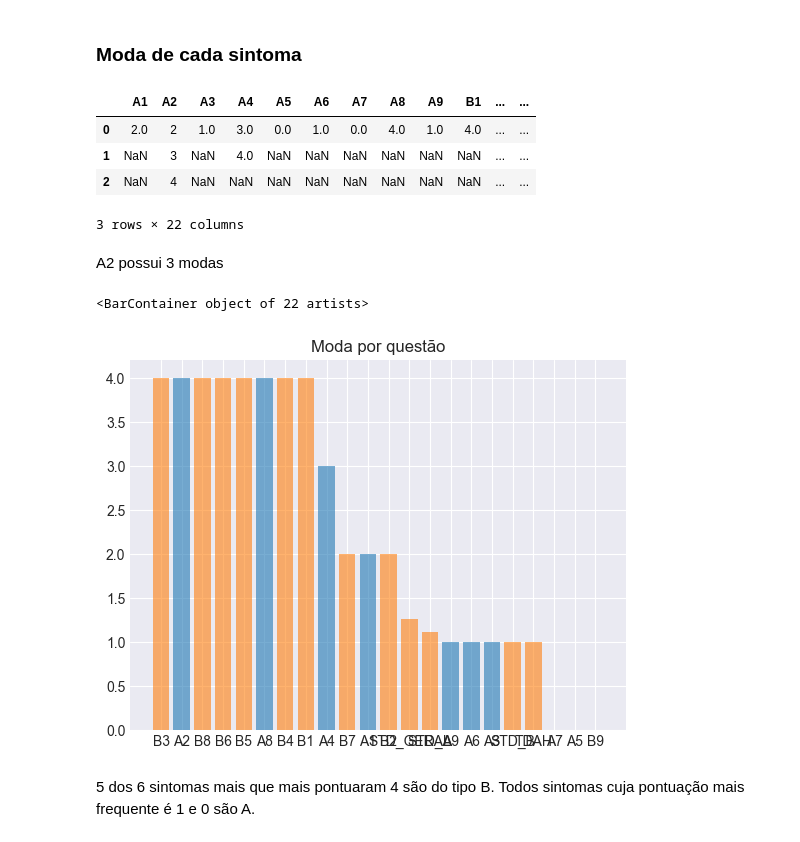
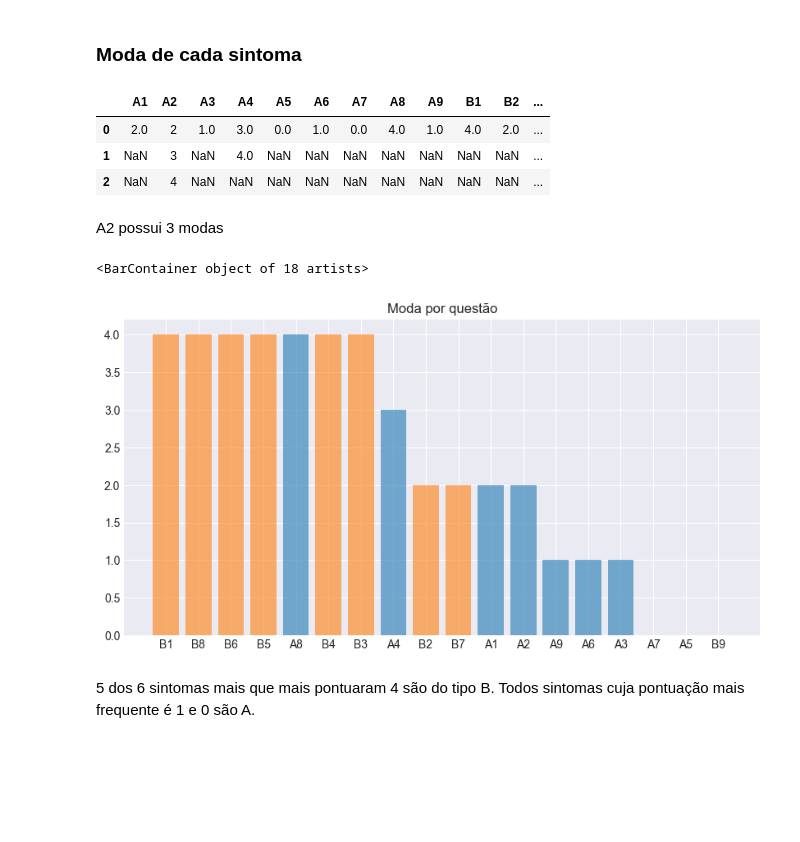
Before and after one commit to cabrau/tdah-drug-dependency, a Jupyter notebook: tdah-analysis.ipynb, the cells around one changed output. Saved outputs shown, nothing was run; the diff lists cells and outputs as text; code cells hidden in the pictures; blank space fills up the shorter version.

```diff
--- a/tdah-analysis.ipynb
+++ b/tdah-analysis.ipynb
@@ -374,14 +374,13 @@ plt.bar(x = questions_points.index, height = questions_points.values, alpha = 0.
 # %% [markdown]
 ### Moda de cada sintoma
 # %%
-questions_modes = df.drop(['ID','IDADE','GENERO','TOTAL GERAL', 'TOTAL A', 'TOTAL B'],axis=1).mode()
+questions_modes = df[a_questions+b_questions].mode()
 questions_modes
 # %% [output]
-|  | A1 | A2 | A3 | A4 | A5 | A6 | A7 | A8 | A9 | B1 | ... | ... |
-| 0 | 2.0 | 2 | 1.0 | 3.0 | 0.0 | 1.0 | 0.0 | 4.0 | 1.0 | 4.0 | ... | ... |
-| 1 | NaN | 3 | NaN | 4.0 | NaN | NaN | NaN | NaN | NaN | NaN | ... | ... |
-| 2 | NaN | 4 | NaN | NaN | NaN | NaN | NaN | NaN | NaN | NaN | ... | ... |
+|  | A1 | A2 | A3 | A4 | A5 | A6 | A7 | A8 | A9 | B1 | B2 | ... |
+| 0 | 2.0 | 2 | 1.0 | 3.0 | 0.0 | 1.0 | 0.0 | 4.0 | 1.0 | 4.0 | 2.0 | ... |
+| 1 | NaN | 3 | NaN | 4.0 | NaN | NaN | NaN | NaN | NaN | NaN | NaN | ... |
+| 2 | NaN | 4 | NaN | NaN | NaN | NaN | NaN | NaN | NaN | NaN | NaN | ... |
-3 rows × 22 columns
 # %%
 questions_modes.at[0,'A2']=4
 # %% [markdown]
@@ -389,12 +388,13 @@ A2 possui 3 modas
 # %%
 ordered_modes = questions_modes.iloc[0].sort_values(ascending=False)
 symptom_type = [s[0] for s in ordered_modes.index]
 colors = ['C0' if s=='A' else 'C1' for s in symptom_type]
+plt.figure(figsize=(10,5))
 plt.title('Moda por questão')
 plt.bar(x = ordered_modes.index, height = ordered_modes.values, alpha = 0.6, color = colors)
 # %% [output]
-<BarContainer object of 22 artists>
+<BarContainer object of 18 artists>
-[figure, old version]
+[figure, new version]
 # %% [markdown]
 5 dos 6 sintomas mais que mais pontuaram 4 são do tipo B. Todos sintomas cuja pontuação mais frequente é 1 e 0 são A.
 # %% [markdown]
```
Also changed, not shown: parts of 10 cells of this notebook.
